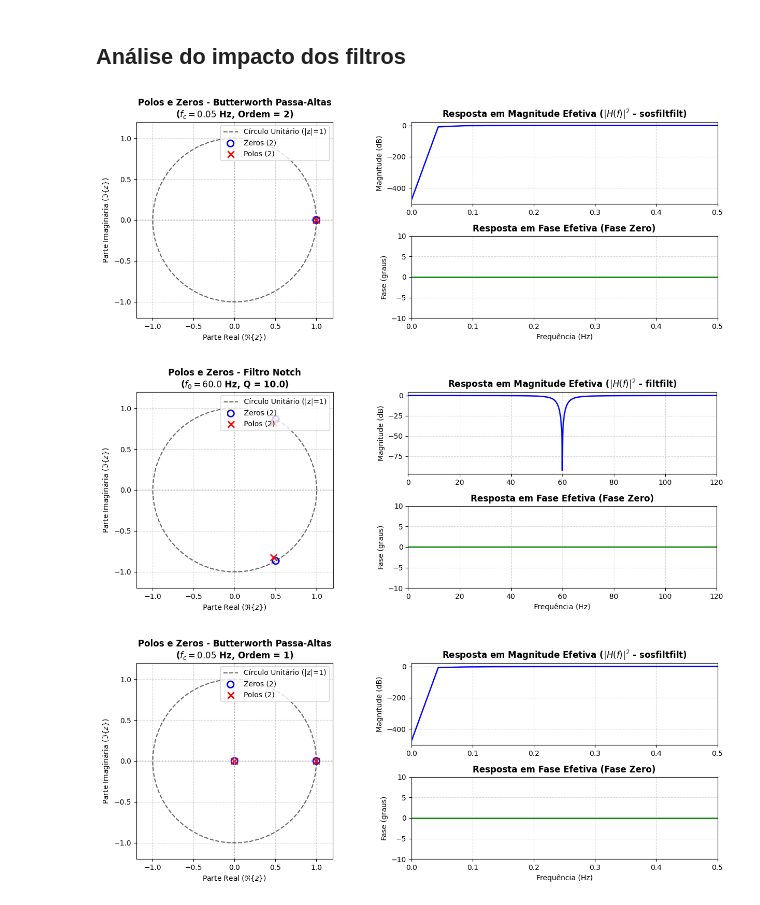
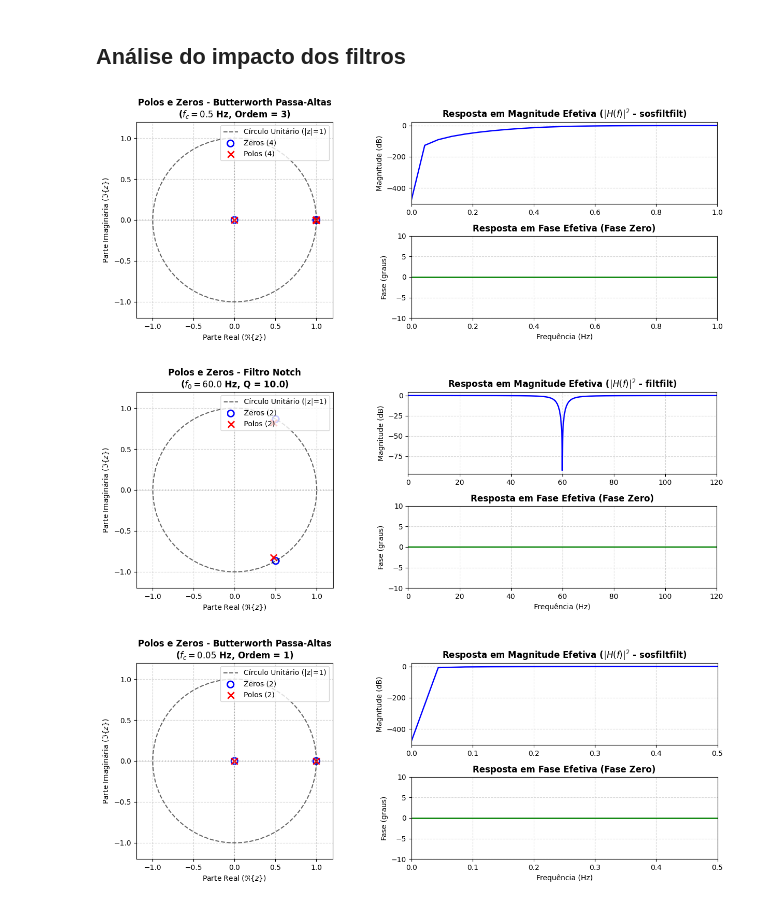
Before and after one commit to RenanCatini/ecg-arrhythmia-classification, a Jupyter notebook: notebooks/estudos_filtros_frequencia.ipynb, the cells around one changed output. Saved outputs shown, nothing was run; the diff lists cells and outputs as text; code cells hidden in the pictures.

```diff
--- a/notebooks/estudos_filtros_frequencia.ipynb
+++ b/notebooks/estudos_filtros_frequencia.ipynb
@@ -472,10 +472,10 @@ def analisar_filtro_notch(fs=360, freq_rejeicao=60.0, Q=10.0, xlim=(45, 75)):
     plt.tight_layout()
     plt.show()
 # %%
-analisar_butterworth_passa_alta(fs=360, freq_corte=0.05, ordem=2, xlim=(0, 0.5))
+analisar_butterworth_passa_alta(fs=360, freq_corte=0.5, ordem=3, xlim=(0, 1))
 analisar_filtro_notch(fs=360, freq_rejeicao=60.0, Q=10.0, xlim=(0, 120))
 # %% [output]
-[figure, old version]
+[figure, new version]
 [figure]
 # %%
 for i in range(1,10):
```
Also changed, not shown: parts of 3 cells of this notebook, 2 other files.
